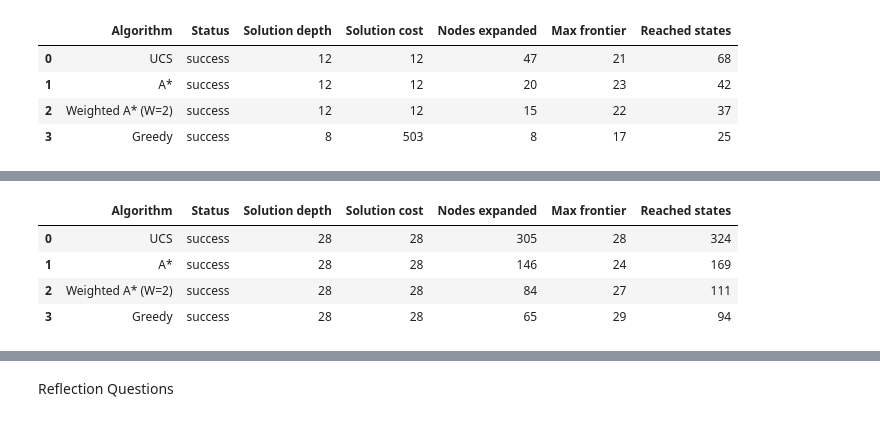
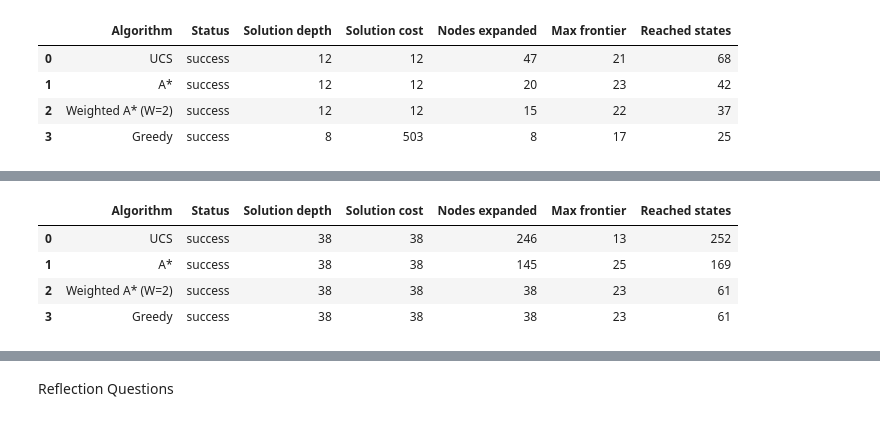
Before and after one commit to sebenemaryamashebir-cmd/Sebenemaryam_Asnake_Lab1, a Jupyter notebook: Sebenemaryam_Asnake_Lab_1B.ipynb, the cells around one changed output, grey strips where cells are left out. Saved outputs shown, nothing was run; the diff lists cells and outputs as text; code cells hidden in the pictures.

```diff
--- a/Sebenemaryam_Asnake_Lab_1B.ipynb
+++ b/Sebenemaryam_Asnake_Lab_1B.ipynb
@@ -990,75 +1014,75 @@ show_results(custom_results_1)
 # Create your second custom map here.
 
 # A larger map: 20 × 20, to make the UCS-vs-A* node-count gap dramatic.
-# UCS expand hundreds of nodes vs. A*'s much smaller count
+# UCS expand hundreds of nodes vs. A*'s much smaller count for the same optimal solution cost.
 
 custom_grid_2 = [
     [0,0,0,0,0,0,0,0,0,0,0,0,0,0,0,0,0,0,0,0],
-    [0,0,0,0,0,0,0,0,0,0,0,0,0,0,0,0,0,0,0,0],
-    [0,0,0,0,0,0,0,0,0,0,0,0,0,0,0,0,0,0,0,0],
-    [0,0,0,1,1,1,1,1,1,1,1,1,1,1,1,1,0,0,0,0],
-    [0,0,0,1,0,0,0,0,0,0,0,0,0,0,0,1,0,0,0,0],
-    [0,0,0,1,0,0,0,0,0,0,0,0,0,0,0,1,0,0,0,0],
-    [0,0,0,1,0,0,0,0,0,0,0,0,0,0,0,1,0,0,0,0],
-    [0,0,0,1,0,0,0,0,0,0,0,0,0,0,0,1,0,0,0,0],
-    [0,0,0,1,0,0,0,0,0,0,0,0,0,0,0,1,0,0,0,0],
-    [0,0,0,1,0,0,0,0,0,0,0,0,0,0,0,1,0,0,0,0],
-    [0,0,0,1,0,0,0,0,0,0,0,0,0,0,0,1,0,0,0,0],
-    [0,0,0,1,0,0,0,0,0,0,0,0,0,0,0,1,0,0,0,0],
-    [0,0,0,1,0,0,0,0,0,0,0,0,0,0,0,1,0,0,0,0],
-    [0,0,0,0,0,0,0,0,0,0,0,0,0,0,0,0,0,0,0,0],
-    [0,0,0,0,0,0,0,0,0,0,0,0,0,0,0,0,0,0,0,0],
-    [0,0,0,0,0,0,0,0,0,0,0,0,0,0,0,0,0,0,0,0],
-    [0,0,0,0,0,0,0,0,0,0,0,0,0,0,0,0,0,0,0,0],
-    [0,0,0,0,0,0,0,0,0,0,0,0,0,0,0,0,0,0,0,0],
-    [0,0,0,0,0,0,0,0,0,0,0,0,0,0,0,0,0,0,0,0],
+    [0,0,0,0,1,1,1,0,0,0,0,0,0,1,1,1,0,0,0,0],
+    [0,0,0,0,1,0,0,0,0,0,0,0,0,1,0,0,0,0,0,0],
+    [0,1,1,0,1,0,1,1,1,1,0,1,1,1,0,1,1,1,0,0],
+    [0,1,0,0,0,0,1,0,0,0,0,0,0,0,0,0,0,1,0,0],
+    [0,1,0,1,1,1,1,0,1,1,1,1,1,0,1,1,0,1,0,0],
+    [0,1,0,1,0,0,0,0,1,0,0,0,1,0,1,0,0,1,0,0],
+    [0,1,0,1,0,1,1,1,1,0,1,0,1,0,1,0,1,1,0,0],
+    [0,0,0,1,0,1,0,0,0,0,1,0,1,0,0,0,1,0,0,0],
+    [0,1,1,1,0,1,0,1,1,0,1,0,1,1,1,1,1,0,1,0],
+    [0,1,0,0,0,1,0,1,0,0,1,0,0,0,0,0,0,0,1,0],
+    [0,1,0,1,1,1,0,1,0,1,1,1,1,1,1,1,1,1,1,0],
+    [0,1,0,1,0,0,0,1,0,1,0,0,0,0,0,0,0,0,0,0],
+    [0,1,0,1,0,1,1,1,0,1,0,1,1,1,1,1,1,1,0,0],
+    [0,1,0,0,0,1,0,0,0,1,0,1,0,0,0,0,0,1,0,0],
+    [0,1,1,1,1,1,0,1,1,1,0,1,0,1,1,1,0,1,0,0],
+    [0,0,0,0,0,0,0,1,0,0,0,1,0,1,0,0,0,1,0,0],
+    [0,1,1,1,1,1,1,1,0,1,1,1,0,1,0,1,1,1,1,0],
+    [0,0,0,0,0,0,0,0,0,0,0,0,0,1,0,0,0,0,0,0],
     [0,0,0,0,0,0,0,0,0,0,0,0,0,0,0,0,0,0,0,0],
     ]
 
 custom_costs_2 = [
-    [1,1,1,1,1,1,1,1,1,1,1,1,1,1,1,1,1,1,1,1],
-    [1,1,1,1,1,1,1,1,1,1,1,1,1,1,1,1,1,1,1,1],
-    [1,1,1,1,1,1,1,1,1,1,1,1,1,1,1,1,1,1,1,1],
-    [1,1,1,0,0,0,0,0,0,0,0,0,0,0,0,0,1,1,1,1],
-    [1,1,1,0,1,1,1,1,1,1,1,1,1,1,1,0,1,1,1,1],
-    [1,1,1,0,1,1,1,1,1,1,1,1,1,1,1,0,1,1,1,1],
-    [1,1,1,0,1,1,1,1,1,1,1,1,1,1,1,0,1,1,1,1],
-    [1,1,1,0,1,1,1,1,1,1,1,1,1,1,1,0,1,1,1,1],
-    [1,1,1,0,1,1,1,1,1,1,1,1,1,1,1,0,1,1,1,1],
-    [1,1,1,0,1,1,1,1,1,1,1,1,1,1,1,0,1,1,1,1],
-    [1,1,1,0,1,1,1,1,1,1,1,1,1,1,1,0,1,1,1,1],
-    [1,1,1,0,1,1,1,1,1,1,1,1,1,1,1,0,1,1,1,1],
-    [1,1,1,0,1,1,1,1,1,1,1,1,1,1,1,0,1,1,1,1],
-    [1,1,1,1,1,1,1,1,1,1,1,1,1,1,1,1,1,1,1,1],
-    [1,1,1,1,1,1,1,1,1,1,1,1,1,1,1,1,1,1,1,1],
-    [1,1,1,1,1,1,1,1,1,1,1,1,1,1,1,1,1,1,1,1],
-    [1,1,1,1,1,1,1,1,1,1,1,1,1,1,1,1,1,1,1,1],
-    [1,1,1,1,1,1,1,1,1,1,1,1,1,1,1,1,1,1,1,1],
-    [1,1,1,1,1,1,1,1,1,1,1,1,1,1,1,1,1,1,1,1],
-    [1,1,1,1,1,1,1,1,1,1,1,1,1,1,1,1,1,1,1,1],
+    [1, 1, 1, 1, 1, 1, 1, 1, 1, 1, 1, 1, 1, 1, 1, 1, 1, 1, 1, 1],
+    [1, 1, 1, 1, 1, 1, 1, 1, 1, 1, 1, 1, 1, 1, 1, 1, 1, 1, 1, 1],
+    [1, 1, 1, 1, 1, 1, 1, 1, 1, 1, 1, 1, 1, 1, 1, 1, 1, 1, 1, 1],
+    [1, 1, 1, 1, 1, 1, 1, 1, 1, 1, 1, 1, 1, 1, 1, 1, 1, 1, 1, 1],
+    [1, 1, 1, 1, 1, 1, 1, 1, 1, 1, 1, 1, 1, 1, 1, 1, 1, 1, 1, 1],
+    [1, 1, 1, 1, 1, 1, 1, 1, 1, 1, 1, 1, 1, 1, 1, 1, 1, 1, 1, 1],
+    [1, 1, 1, 1, 1, 1, 1, 1, 1, 1, 1, 1, 1, 1, 1, 1, 1, 1, 1, 1],
+    [1, 1, 1, 1, 1, 1, 1, 1, 1, 1, 1, 1, 1, 1, 1, 1, 1, 1, 1, 1],
+    [1, 1, 1, 1, 1, 1, 1, 1, 1, 1, 1, 1, 1, 1, 1, 1, 1, 1, 1, 1],
+    [1, 1, 1, 1, 1, 1, 1, 1, 1, 1, 1, 1, 1, 1, 1, 1, 1, 1, 1, 1],
+    [1, 1, 1, 1, 1, 1, 1, 1, 1, 1, 1, 1, 1, 1, 1, 1, 1, 1, 1, 1],
+    [1, 1, 1, 1, 1, 1, 1, 1, 1, 1, 1, 1, 1, 1, 1, 1, 1, 1, 1, 1],
+    [1, 1, 1, 1, 1, 1, 1, 1, 1, 1, 1, 1, 1, 1, 1, 1, 1, 1, 1, 1],
+    [1, 1, 1, 1, 1, 1, 1, 1, 1, 1, 1, 1, 1, 1, 1, 1, 1, 1, 1, 1],
+    [1, 1, 1, 1, 1, 1, 1, 1, 1, 1, 1, 1, 1, 1, 1, 1, 1, 1, 1, 1],
+    [1, 1, 1, 1, 1, 1, 1, 1, 1, 1, 1, 1, 1, 1, 1, 1, 1, 1, 1, 1],
+    [1, 1, 1, 1, 1, 1, 1, 1, 1, 1, 1, 1, 1, 1, 1, 1, 1, 1, 1, 1],
+    [1, 1, 1, 1, 1, 1, 1, 1, 1, 1, 1, 1, 1, 1, 1, 1, 1, 1, 1, 1],
+    [1, 1, 1, 1, 1, 1, 1, 1, 1, 1, 1, 1, 1, 1, 1, 1, 1, 1, 1, 1],
+    [1, 1, 1, 1, 1, 1, 1, 1, 1, 1, 1, 1, 1, 1, 1, 1, 1, 1, 1, 1],
 
 ]
 
-custom_start_2 = (1,10)
-custom_goal_2 = (9,10)
+custom_start_2 = (0,0)
+custom_goal_2 = (19,19)
 
 
 custom_problem_2 = WeightedGridProblem(
     custom_grid_2,
     custom_start_2,
     custom_goal_2,
     terrain_costs=custom_costs_2
 )
 custom_results_2 = [
     ucs.search(custom_problem_2),
     astar.search(custom_problem_2),
    wastar2.search(custom_problem_2),
    greedy.search(custom_problem_2),
 ]
 show_results(custom_results_2)
 # %% [output]
 |  | Algorithm | Status | Solution depth | Solution cost | Nodes expanded | Max frontier | Reached states |
-| 0 | UCS | success | 28 | 28 | 305 | 28 | 324 |
-| 1 | A* | success | 28 | 28 | 146 | 24 | 169 |
-| 2 | Weighted A* (W=2) | success | 28 | 28 | 84 | 27 | 111 |
-| 3 | Greedy | success | 28 | 28 | 65 | 29 | 94 |
+| 0 | UCS | success | 38 | 38 | 246 | 13 | 252 |
+| 1 | A* | success | 38 | 38 | 145 | 25 | 169 |
+| 2 | Weighted A* (W=2) | success | 38 | 38 | 38 | 23 | 61 |
+| 3 | Greedy | success | 38 | 38 | 38 | 23 | 61 |
```
Also changed, not shown: parts of 12 cells of this notebook, 1 other file.
